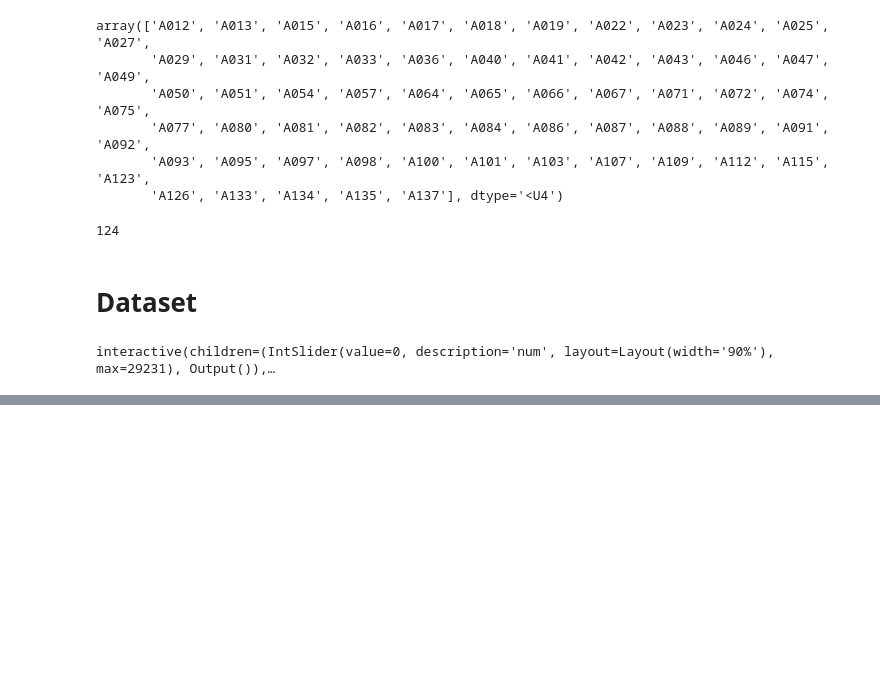
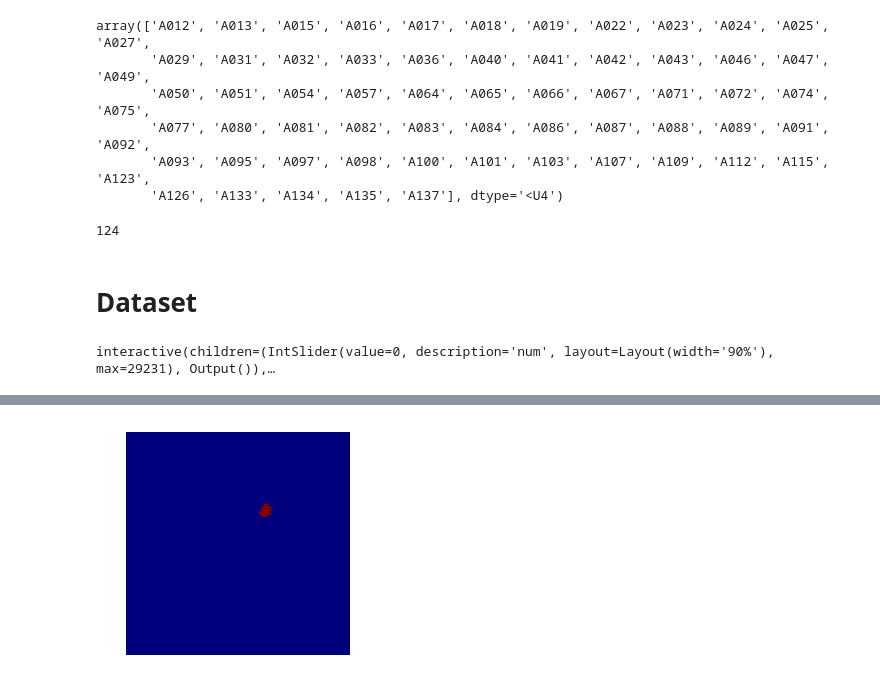
Before and after one commit to amer/2DUnet, a Jupyter notebook: inspect_aneurysm_data.ipynb, the cells around one changed output, grey strips where cells are left out. Drawn from its saved outputs; the diff is of its cells as text; code cells hidden in the pictures; blank space fills up the shorter version.

```diff
--- a/inspect_aneurysm_data.ipynb
+++ b/inspect_aneurysm_data.ipynb
@@ -372,0 +485,6 @@ interactive(children=(IntSlider(value=0, description='num', layout=Layout(width=
+# %%
+lr=4e-2
+wd=1e-7
+lrs = np.array([lr/100,lr/10,lr])/2
+# %%
+learn.fit(lr,1, wds=wd, cycle_len=4,use_clr=(20,8))
@@ -372,0 +501,5 @@ interactive(children=(IntSlider(value=0, description='num', layout=Layout(width=
+# %%
+learn.load('tmp')
+# %%
+x,y = next(iter(md.val_dl))
+py = to_np(learn.model(V(x)))
@@ -372,0 +513,4 @@ interactive(children=(IntSlider(value=0, description='num', layout=Layout(width=
+# %%
+show_img(py[39]>0);
+# %% [output]
+[figure, added]
```
Also changed, not shown: parts of 44 cells of this notebook.
